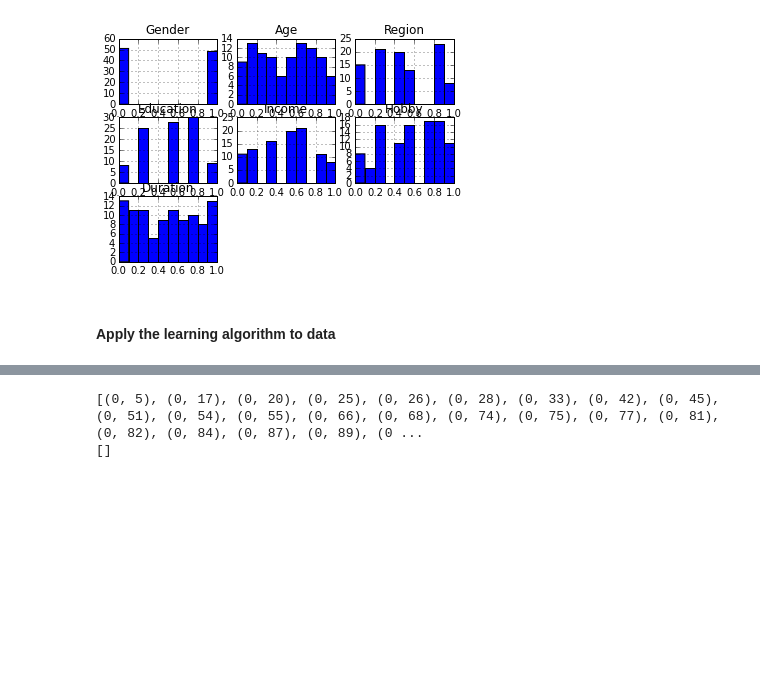
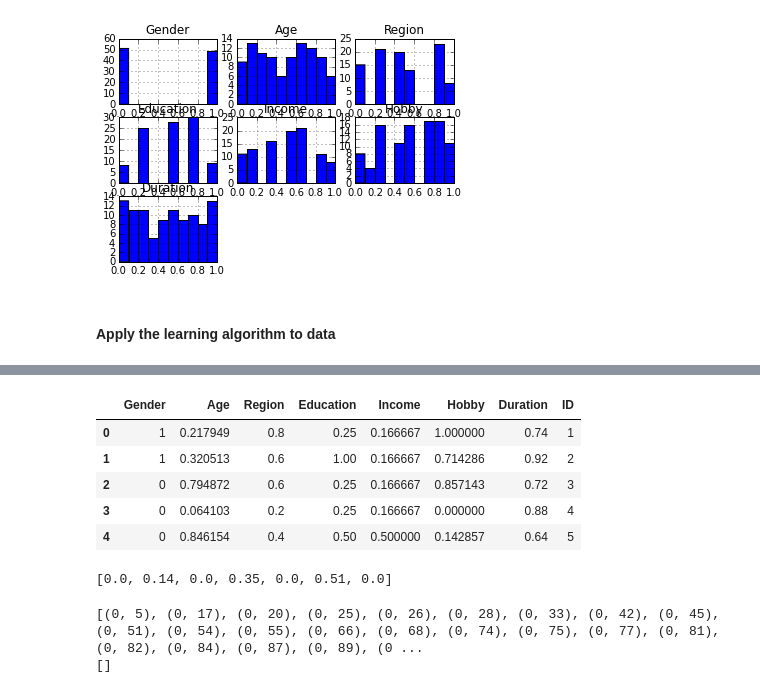
Before and after one commit to beingzy/phd_experiment, a Jupyter notebook: algorithm_test_drhuang_data.ipynb, the cells around one changed output, grey strips where cells are left out. Cells and saved outputs as stored; diff of their text form; code cells hidden in the pictures; blank space fills up the shorter version.

```diff
--- a/algorithm_test_drhuang_data.ipynb
+++ b/algorithm_test_drhuang_data.ipynb
@@ -194,3 +193,16 @@ IndexError: list index out of range
+# %%
+new_profile_df.head(5)
+# %% [output]
+|  | Gender | Age | Region | Education | Income | Hobby | Duration | ID |
+| 0 | 1 | 0.217949 | 0.8 | 0.25 | 0.166667 | 1.000000 | 0.74 | 1 |
+| 1 | 1 | 0.320513 | 0.6 | 1.00 | 0.166667 | 0.714286 | 0.92 | 2 |
+| 2 | 0 | 0.794872 | 0.6 | 0.25 | 0.166667 | 0.857143 | 0.72 | 3 |
+| 3 | 0 | 0.064103 | 0.2 | 0.25 | 0.166667 | 0.000000 | 0.88 | 4 |
+| 4 | 0 | 0.846154 | 0.4 | 0.50 | 0.500000 | 0.142857 | 0.64 | 5 |
+# %%
+ldm.get_transform_matrix()
+# %% [output]
+[0.0, 0.14, 0.0, 0.35, 0.0, 0.51, 0.0]
 # %%
 from itertools import combinations
 from scipy.optimize import minimize
```
Also changed, not shown: parts of 6 cells of this notebook, 1 other file.
